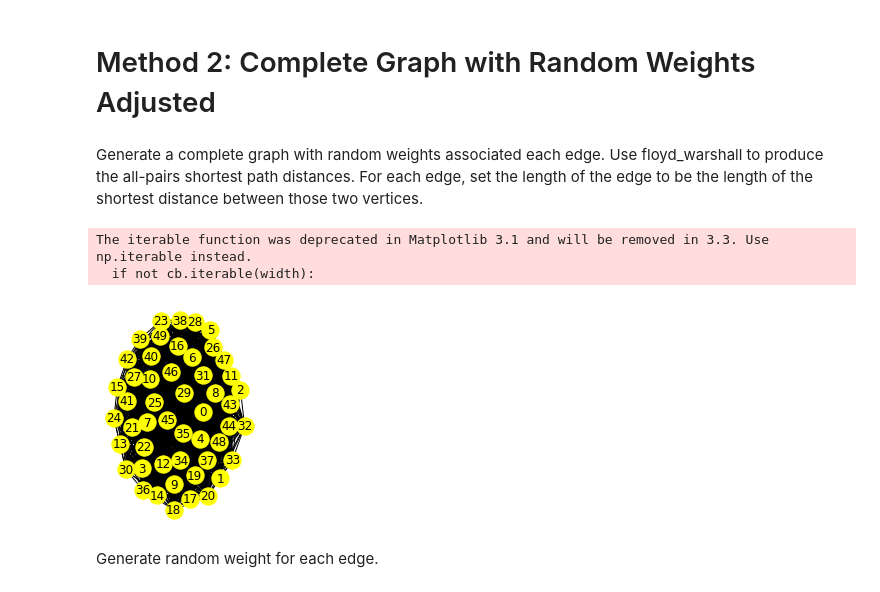
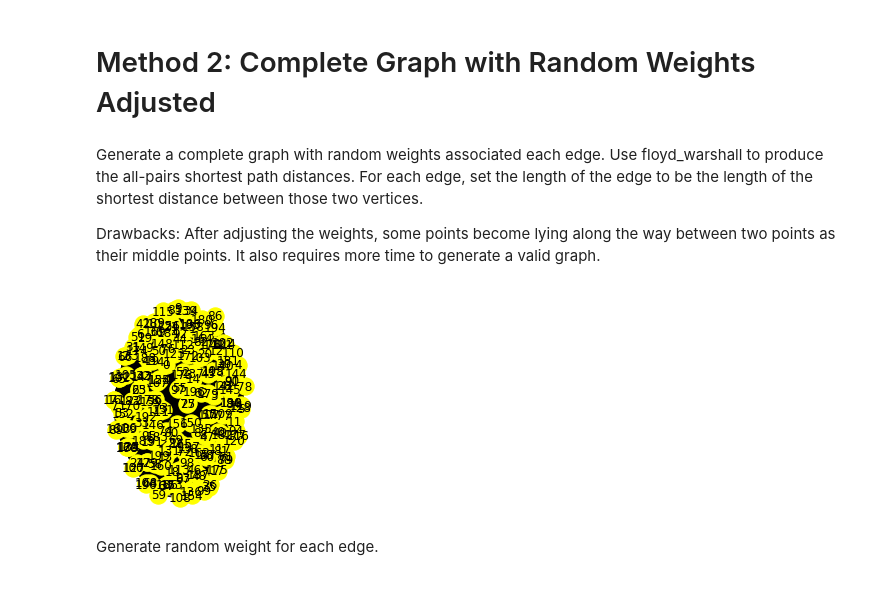
Before and after one commit to radarlwd/project-fa19, a Jupyter notebook: notebooks-son.ipynb, the cells around one changed output. Drawn from its saved outputs; the diff is of its cells as text; code cells hidden in the pictures.

```diff
--- a/notebooks-son.ipynb
+++ b/notebooks-son.ipynb
@@ -182,18 +183,18 @@ write_to_file("input.txt", input_file)
 # %% [markdown]
 Generate a complete graph with random weights associated each edge. Use floyd_warshall to produce the
 all-pairs shortest path distances. For each edge, set the length of the edge to be the length of the shortest distance between those two vertices.
+
+Drawbacks: After adjusting the weights, some points become lying along the way between two points as their middle points. It also requires more time to generate a valid graph.
 # %%
 # Generate
-G_final = nx.complete_graph(SMALL)
+G_final = nx.complete_graph(LARGE)
 plt.subplot(121)
 nx.draw(G_final, node_color='yellow', with_labels=True)
 
 # print(list(G1.nodes()))
 # print(list(G1.edges()))
 # %% [output]
-The iterable function was deprecated in Matplotlib 3.1 and will be removed in 3.3. Use np.iterable instead.
-  if not cb.iterable(width):
-[figure, old version]
+[figure, new version]
 # %%
 def print_edge_weights(g):
     for edge, data in g.edges.items():
```
Also changed, not shown: parts of 13 cells of this notebook.
